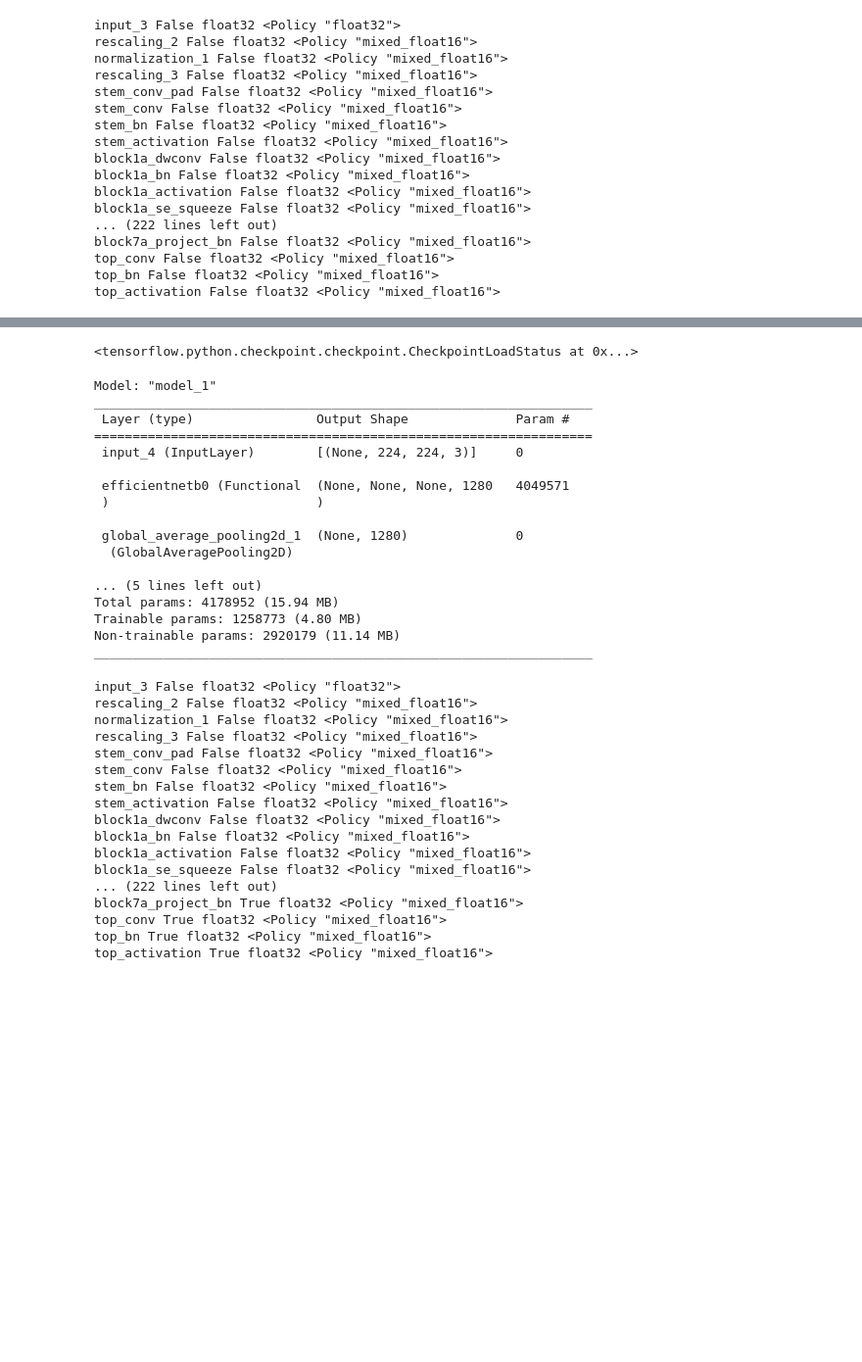
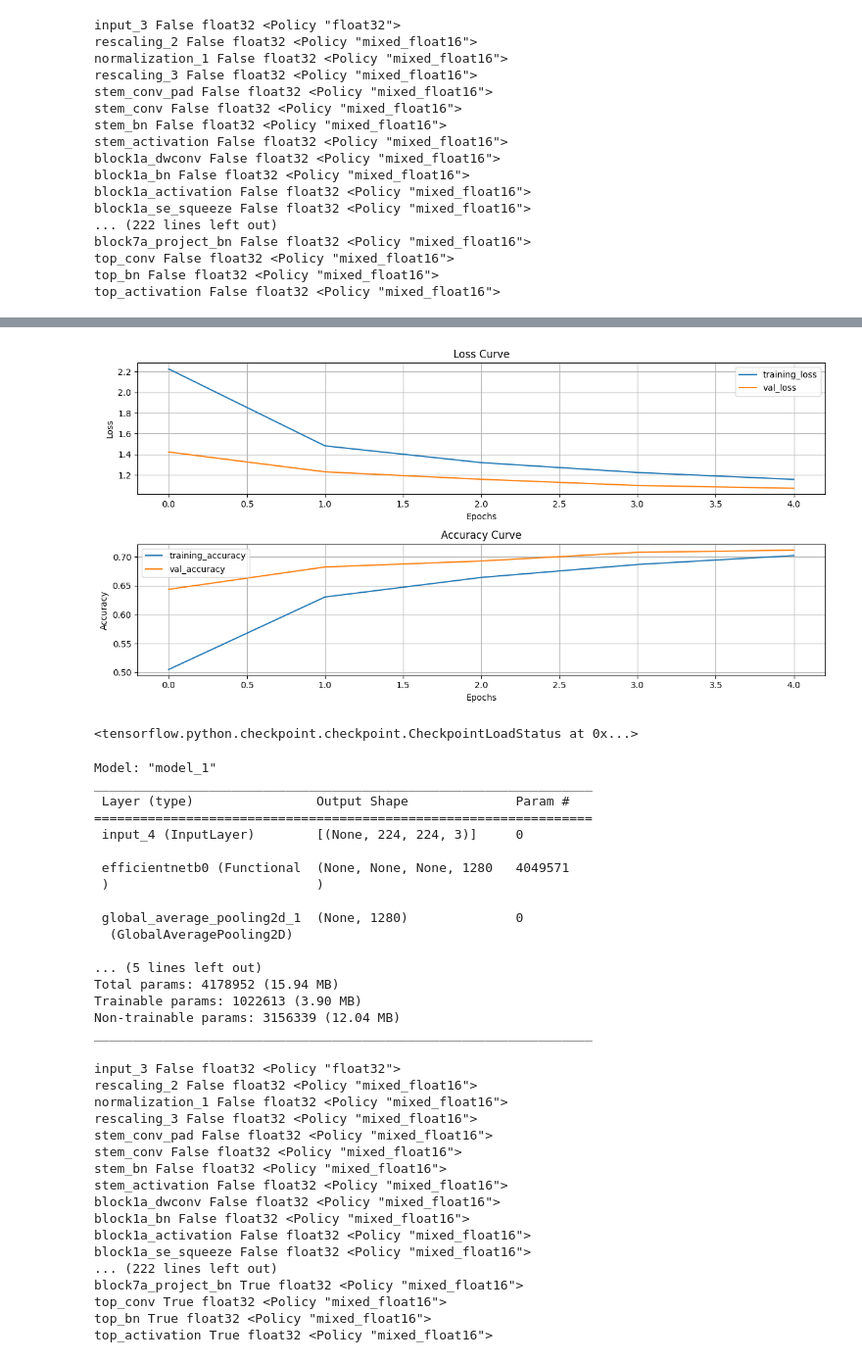
Before and after one commit to Khey17/100-Days-Of-ML-Code, a Jupyter notebook: Learn-TensorFlow/Milestone_Project_1_Food_Vision_07.ipynb, the cells around one changed output, grey strips where cells are left out. Shown at 98% size. Cells and saved outputs as stored; diff of their text form; code cells hidden in the pictures; blank space fills up the shorter version.

```diff
--- a/Learn-TensorFlow/Milestone_Project_1_Food_Vision_07.ipynb
+++ b/Learn-TensorFlow/Milestone_Project_1_Food_Vision_07.ipynb
@@ -286,10 +286,10 @@ For more resources on this, go thorugh the following guide: [tf.data: Build Tens
 train_data = train_data.map(map_func=preprocess, num_parallel_calls=tf.data.AUTOTUNE)
 
 # Shuffle train_data and turn it into batches and prefetch it (load it faster)
-train_data = train_data.shuffle(buffer_size=1024).batch(batch_size=32).prefetch(tf.data.AUTOTUNE)
+train_data = train_data.shuffle(buffer_size=1024).batch(batch_size=64).prefetch(tf.data.AUTOTUNE)
 
 # Map the preprocessing function to test data
-test_data = test_data.map(preprocess).batch(batch_size=32).prefetch(tf.data.AUTOTUNE).cache()
+test_data = test_data.map(preprocess).batch(batch_size=64).prefetch(tf.data.AUTOTUNE).cache()
 # %%
 train_data, test_data
 # %% [output]
@@ -307,11 +307,14 @@ We're going to create a couple of callbacks to help us while our model trains:
 * ModelCheckpoint callback to save our model's progress after feature extraction
 # %%
 # Create a checkpoint path
-checkpoint_path = 'mp_model_checkpoint'
+checkpoint_path = '/content/drive/MyDrive/TensorFlow/Food-Vision/Checkpoints/model_0_checkpoint'
 model_checkpoint_callback = Callback.model_checkpoint(checkpoint_path=checkpoint_path)
 
+# Setup early_stopping and save the best
+early_stopping_callback = tf.keras.callbacks.EarlyStopping(monitor='val_accuracy', patience=3)
+
 # Create a tensorboard callback
-dir_name = 'logs'
+dir_name = '/content/drive/MyDrive/TensorFlow/Food-Vision/logs'
 tensorboard_callback = Callback.create_tensorboard(dir_name=dir_name,
-                                                   experiment_name='food_vision_model')
+                                                   experiment_name='model_0')
 # %% [output]
@@ -452,3 +459,7 @@ Epoch 5/5
+# %%
+ModelEvaluation.loss_acc_curves(history_01)
+# %% [output]
+[figure, added]
 # %%
 model.load_weights(checkpoint_path)
 # %% [output]
@@ -456,12 +467,12 @@ model.load_weights(checkpoint_path)
 # %%
 # unfreeze a few layers in the base model
 base_model.trainable = True
-for layer in base_model.layers[:-16]:
+for layer in base_model.layers[:-8]:
 
     layer.trainable = False
 
 # Recompile our model
-model.compile(optimizer=tf.keras.optimizers.Adam(learning_rate=1e-4),
+model.compile(optimizer=tf.keras.optimizers.Adam(learning_rate=5e-5),
               loss=tf.keras.losses.SparseCategoricalCrossentropy(),
               metrics=['accuracy'])
 
@@ -482,8 +493,8 @@ _________________________________________________________________
 
 ... (5 lines left out)
 Total params: 4178952 (15.94 MB)
-Trainable params: 1258773 (4.80 MB)
-Non-trainable params: 2920179 (11.14 MB)
+Trainable params: 1022613 (3.90 MB)
+Non-trainable params: 3156339 (12.04 MB)
 _________________________________________________________________
 # %%
 # check the base_model
```
Also changed, not shown: parts of 20 cells of this notebook.
